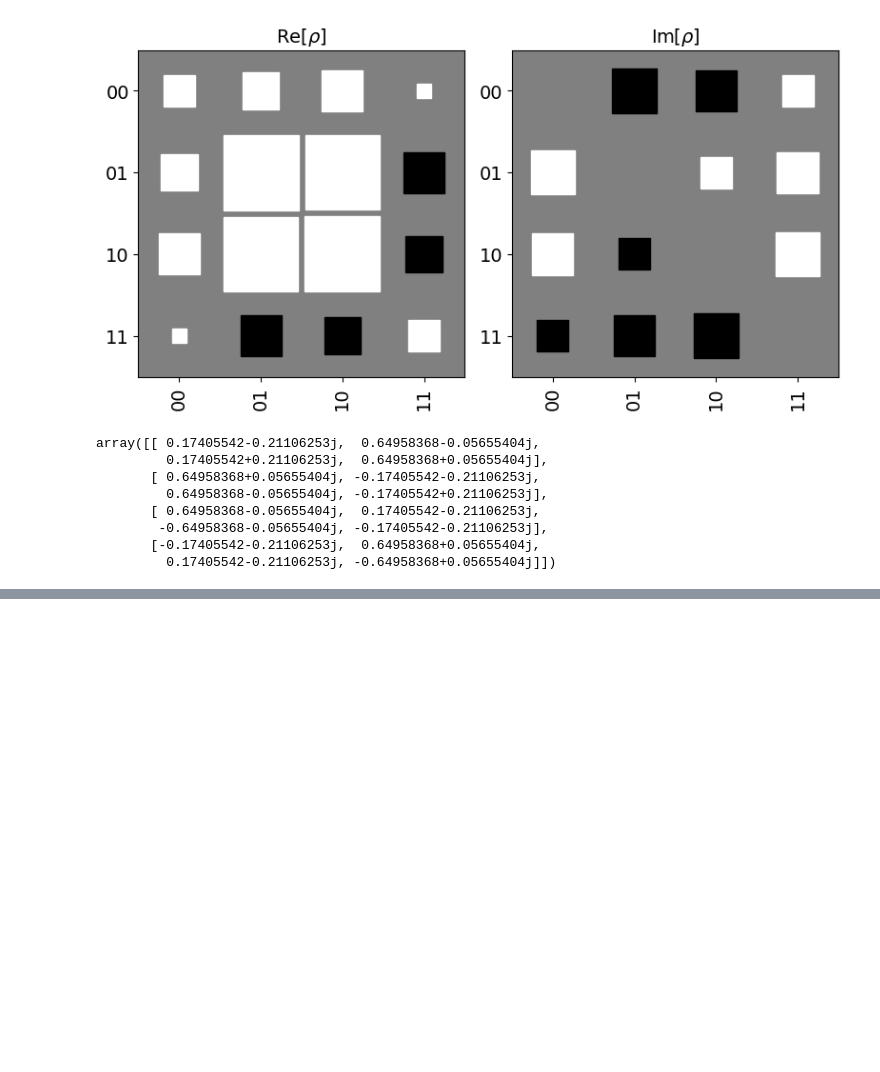
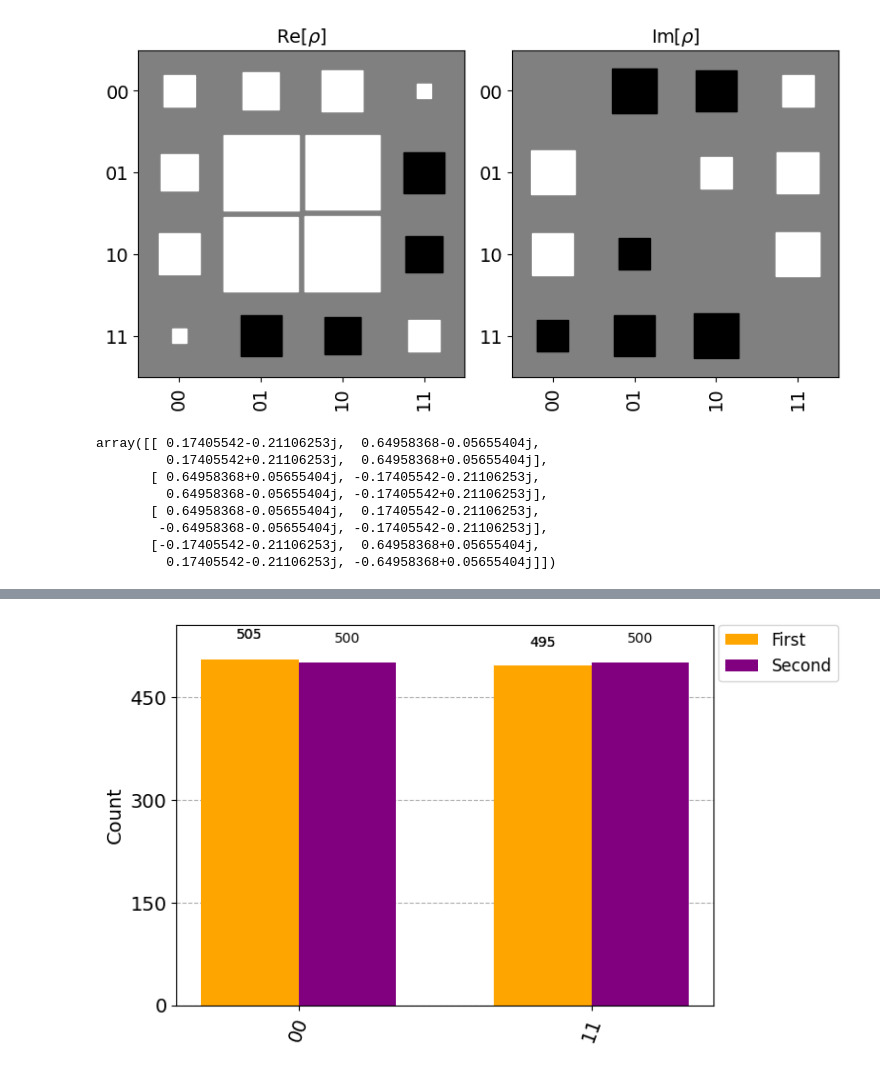
Before and after one commit to Azoghal/Qubilant, a Jupyter notebook: Experiments/Visualisations.ipynb, the cells around one changed output, grey strips where cells are left out. Drawn from its saved outputs; the diff is of its cells as text; code cells hidden in the pictures; blank space fills up the shorter version.

```diff
--- a/Experiments/Visualisations.ipynb
+++ b/Experiments/Visualisations.ipynb
@@ -53,0 +75,7 @@ array([[ 0.17405542-0.21106253j,  0.64958368-0.05655404j,
+# %%
+second_result = simulator_2.run(transpile(circuit_2, simulator_2),shots=1000).result()
+second_counts = second_result.get_counts(circuit_2)
+legend = ['First', 'Second']
+plot_histogram([first_counts, second_counts], legend=legend, color=['orange','purple'])
+# %% [output]
+[figure, added]
```
Also changed, not shown: parts of 3 cells of this notebook.
